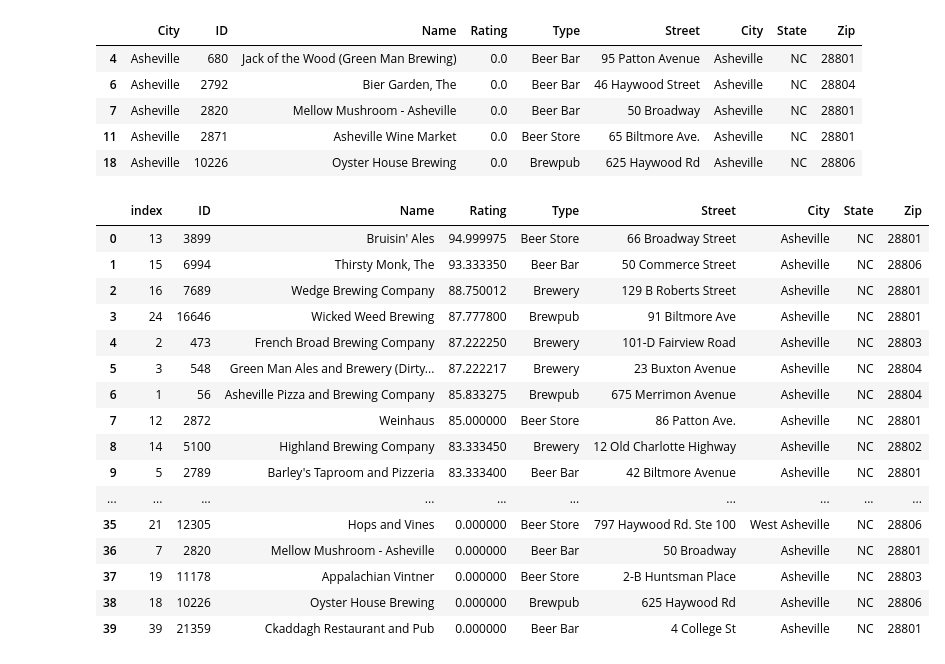
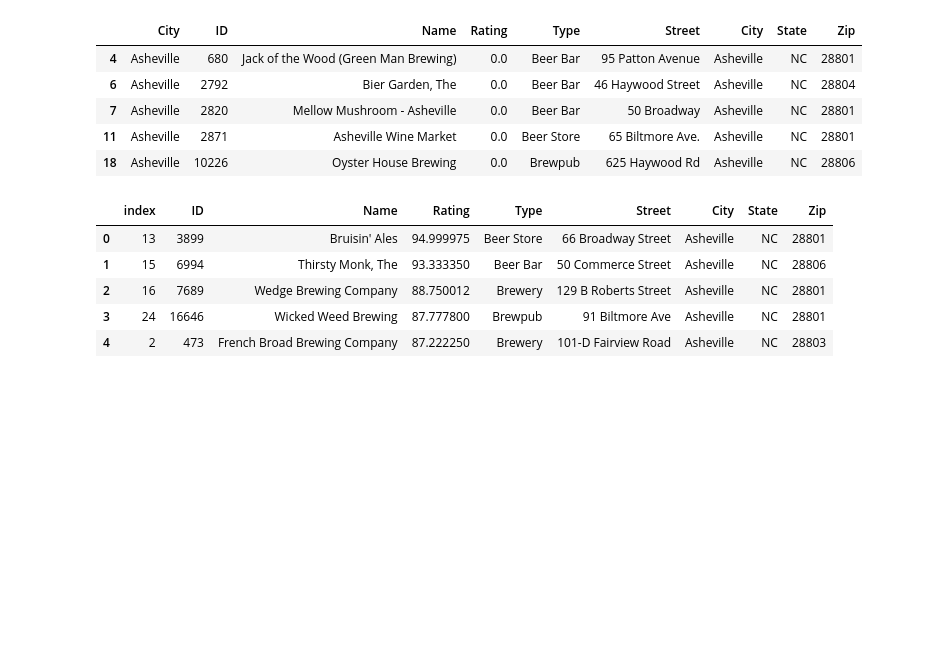
Before and after one commit to adammalynn/Incredible6, a Jupyter notebook: BeerMapping.ipynb, the cells around one changed output. Drawn from its saved outputs; the diff is of its cells as text; code cells hidden in the pictures; blank space fills up the shorter version.

```diff
--- a/BeerMapping.ipynb
+++ b/BeerMapping.ipynb
@@ -178,25 +178,14 @@ City2UnratedPlaces.head()
 # %%
 BestRatedCity1 = City1_df.sort_values(["Rating"], ascending = False)
 BestRatedCity1.reset_index(inplace=True)
-BestRatedCity1
+BestRatedCity1.head()
 BestRatedCity2 = City2_df.sort_values(["Rating"], ascending = False)
 BestRatedCity2.reset_index(inplace=True)
-BestRatedCity2
+BestRatedCity2.head()
 # %% [output]
 |  | index | ID | Name | Rating | Type | Street | City | State | Zip |
 | 0 | 13 | 3899 | Bruisin' Ales | 94.999975 | Beer Store | 66 Broadway Street | Asheville | NC | 28801 |
 | 1 | 15 | 6994 | Thirsty Monk, The | 93.333350 | Beer Bar | 50 Commerce Street | Asheville | NC | 28806 |
 | 2 | 16 | 7689 | Wedge Brewing Company | 88.750012 | Brewery | 129 B Roberts Street | Asheville | NC | 28801 |
 | 3 | 24 | 16646 | Wicked Weed Brewing | 87.777800 | Brewpub | 91 Biltmore Ave | Asheville | NC | 28801 |
 | 4 | 2 | 473 | French Broad Brewing Company | 87.222250 | Brewery | 101-D Fairview Road | Asheville | NC | 28803 |
-| 5 | 3 | 548 | Green Man Ales and Brewery (Dirty... | 87.222217 | Brewery | 23 Buxton Avenue | Asheville | NC | 28804 |
-| 6 | 1 | 56 | Asheville Pizza and Brewing Company | 85.833275 | Brewpub | 675 Merrimon Avenue | Asheville | NC | 28804 |
-| 7 | 12 | 2872 | Weinhaus | 85.000000 | Beer Store | 86 Patton Ave. | Asheville | NC | 28801 |
-| 8 | 14 | 5100 | Highland Brewing Company | 83.333450 | Brewery | 12 Old Charlotte Highway | Asheville | NC | 28802 |
-| 9 | 5 | 2789 | Barley's Taproom and Pizzeria | 83.333400 | Beer Bar | 42 Biltmore Avenue | Asheville | NC | 28801 |
-| ... | ... | ... | ... | ... | ... | ... | ... | ... | ... |
-| 35 | 21 | 12305 | Hops and Vines | 0.000000 | Beer Store | 797 Haywood Rd. Ste 100 | West Asheville | NC | 28806 |
-| 36 | 7 | 2820 | Mellow Mushroom - Asheville | 0.000000 | Beer Bar | 50 Broadway | Asheville | NC | 28801 |
-| 37 | 19 | 11178 | Appalachian Vintner | 0.000000 | Beer Store | 2-B Huntsman Place | Asheville | NC | 28803 |
-| 38 | 18 | 10226 | Oyster House Brewing | 0.000000 | Brewpub | 625 Haywood Rd | Asheville | NC | 28806 |
-| 39 | 39 | 21359 | Ckaddagh Restaurant and Pub | 0.000000 | Beer Bar | 4 College St | Asheville | NC | 28801 |
```
Also changed, not shown: parts of 3 cells of this notebook.
